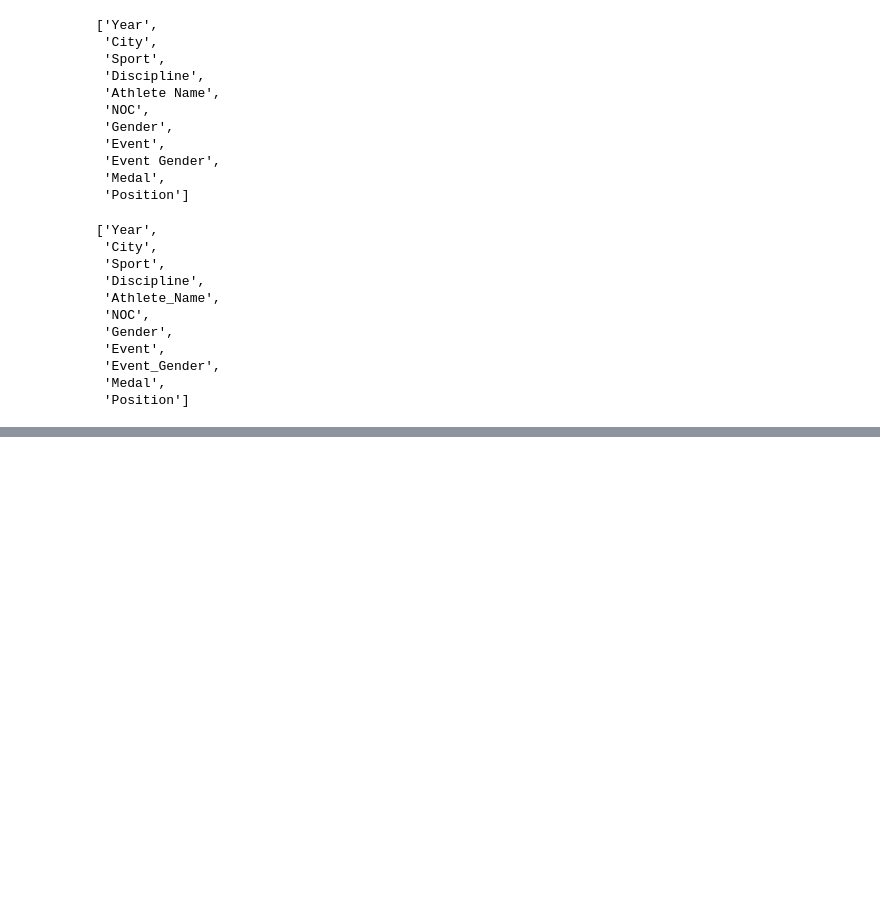
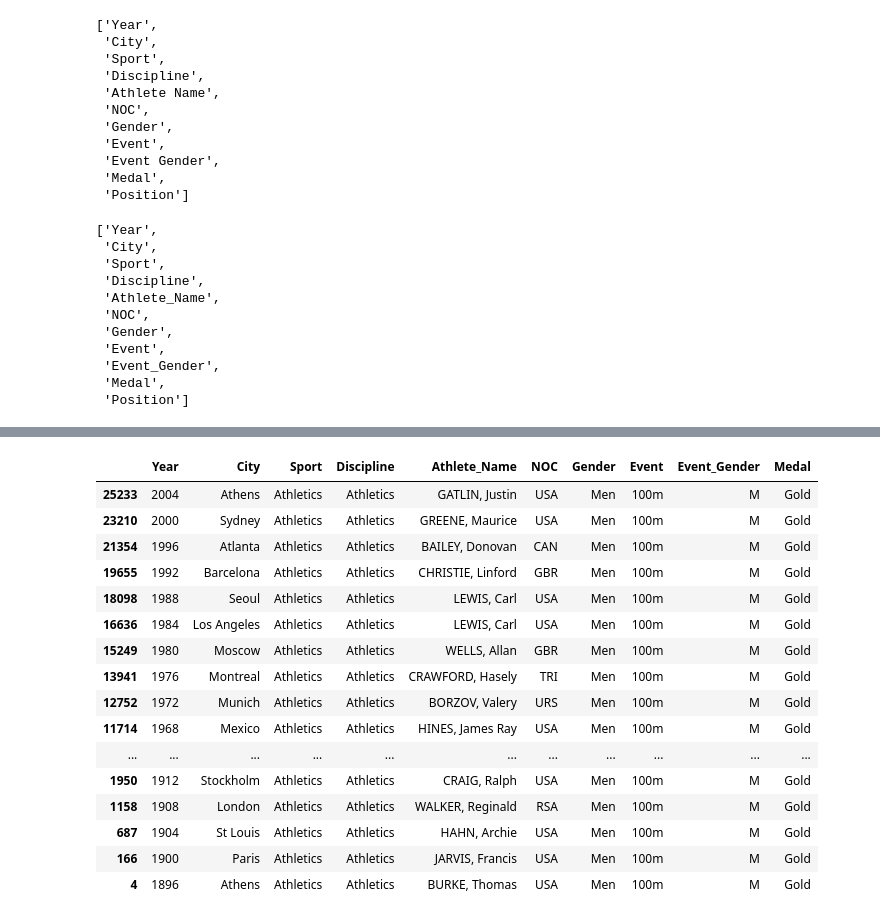
Before and after one commit to Wambaforestin/learning-python, a Jupyter notebook: python_libraries/learning_pandas2.0.ipynb, the cells around one changed output, grey strips where cells are left out. Drawn from its saved outputs; the diff is of its cells as text; code cells hidden in the pictures; blank space fills up the shorter version.

```diff
--- a/python_libraries/learning_pandas2.0.ipynb
+++ b/python_libraries/learning_pandas2.0.ipynb
@@ -340,0 +470,21 @@ olpics_df.columns.to_list()
+# %%
+# sort by Year in descending orde
+first_men_100m.sort_values(by="Year", ascending=False)
+# %% [output]
+|  | Year | City | Sport | Discipline | Athlete_Name | NOC | Gender | Event | Event_Gender | Medal |
+| 25233 | 2004 | Athens | Athletics | Athletics | GATLIN, Justin | USA | Men | 100m | M | Gold |
+| 23210 | 2000 | Sydney | Athletics | Athletics | GREENE, Maurice | USA | Men | 100m | M | Gold |
+| 21354 | 1996 | Atlanta | Athletics | Athletics | BAILEY, Donovan | CAN | Men | 100m | M | Gold |
+| 19655 | 1992 | Barcelona | Athletics | Athletics | CHRISTIE, Linford | GBR | Men | 100m | M | Gold |
+| 18098 | 1988 | Seoul | Athletics | Athletics | LEWIS, Carl | USA | Men | 100m | M | Gold |
+| 16636 | 1984 | Los Angeles | Athletics | Athletics | LEWIS, Carl | USA | Men | 100m | M | Gold |
+| 15249 | 1980 | Moscow | Athletics | Athletics | WELLS, Allan | GBR | Men | 100m | M | Gold |
+| 13941 | 1976 | Montreal | Athletics | Athletics | CRAWFORD, Hasely | TRI | Men | 100m | M | Gold |
+| 12752 | 1972 | Munich | Athletics | Athletics | BORZOV, Valery | URS | Men | 100m | M | Gold |
+| 11714 | 1968 | Mexico | Athletics | Athletics | HINES, James Ray | USA | Men | 100m | M | Gold |
+| ... | ... | ... | ... | ... | ... | ... | ... | ... | ... | ... |
+| 1950 | 1912 | Stockholm | Athletics | Athletics | CRAIG, Ralph | USA | Men | 100m | M | Gold |
+| 1158 | 1908 | London | Athletics | Athletics | WALKER, Reginald | RSA | Men | 100m | M | Gold |
+| 687 | 1904 | St Louis | Athletics | Athletics | HAHN, Archie | USA | Men | 100m | M | Gold |
+| 166 | 1900 | Paris | Athletics | Athletics | JARVIS, Francis | USA | Men | 100m | M | Gold |
+| 4 | 1896 | Athens | Athletics | Athletics | BURKE, Thomas | USA | Men | 100m | M | Gold |
```
Also changed, not shown: parts of 10 cells of this notebook.
